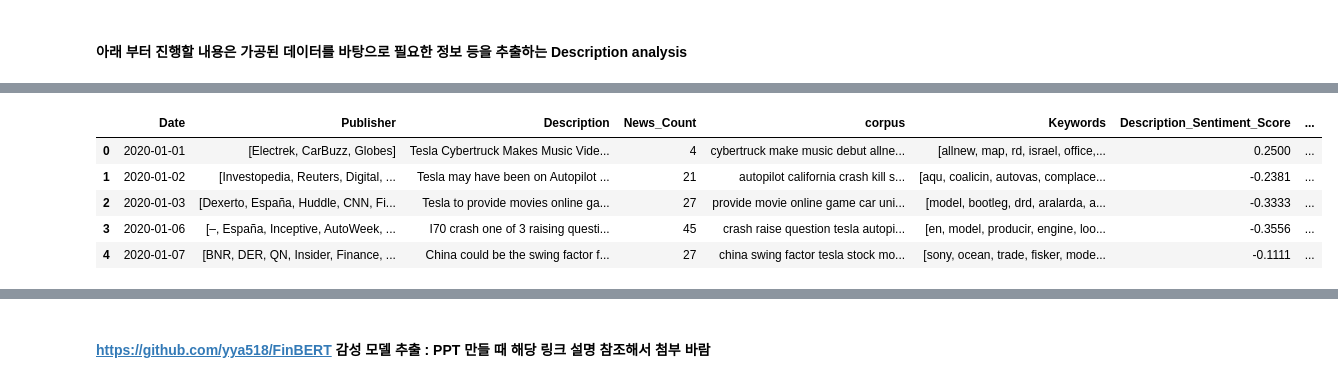
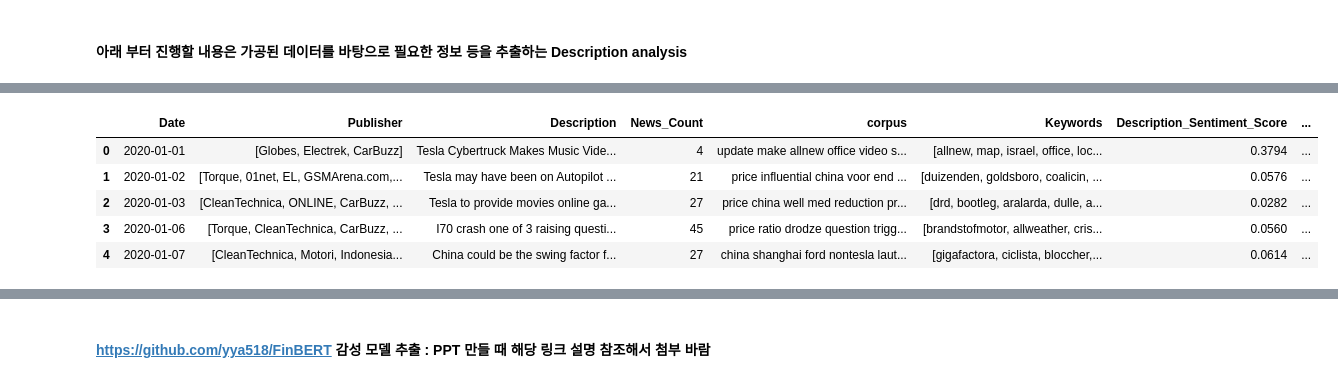
Before and after one commit to geun-hyoung/StockPredictionByTextMining, a Jupyter notebook: Phase 1 - Text_Analysis_TeslaNews.ipynb, the cells around one changed output, grey strips where cells are left out. Cells and saved outputs as stored; diff of their text form; code cells hidden in the pictures.

```diff
--- a/Phase 1 - Text_Analysis_TeslaNews.ipynb
+++ b/Phase 1 - Text_Analysis_TeslaNews.ipynb
@@ -259,12 +299,18 @@ def preprocess_sentence(sentence):
     tokens = [lemmatizer.lemmatize(word, pos='v') if word in verb_words else word for word in tokens]
     # adject_words의  단어를 형용사로 표제어 추출
     tokens = [lemmatizer.lemmatize(word, pos='a') if word in adject_words else word for word in tokens]
-
+    tokens = list(set(tokens))
+    tokens = [token for token in tokens if len(token)>2]
 
     return ' '.join(tokens)
 # %%
 tsla_df['corpus'] = tsla_df['Description'].apply(preprocess_sentence)
 # %%
+def list_to_set(x):
+    x = list(x)
+    return list(set(x))
+
+tsla_df['Publisher'] = tsla_df['Publisher'].apply(list_to_set)
 tsla_df.head()
 # %% [output]
 |  | Date | Publisher | Description | News_Count | corpus |
@@ -544,7 +590,7 @@ for i in range(len(df)):
     tfidf_scores = zip(feature_names, tfidf_matrix[i].toarray()[0])
     sorted_tfidf_scores = sorted(tfidf_scores,key=lambda x: x[1], reverse=True)
 
-    top_keywords_per_document.append([keyword for keyword,_ in sorted_tfidf_scores[:5]])
+    top_keywords_per_document.append([keyword for keyword,_ in sorted_tfidf_scores[:7]])
 
 all_keywords=[keyword for document in top_keywords_per_document for keyword in document]
 
@@ -593,16 +678,16 @@ plt.imshow(wordcloud.recolor(color_func=image_colors), interpolation="antialiase
 # DTM을 데이터프레임으로 변환
 temp_df = pd.DataFrame(tfidf_matrix.toarray(), columns=vectorizer.get_feature_names_out())
 
-# 각 행별로 TF-IDF 값이 높은 상위 5개의 단어를 선택
-top_5_words = temp_df.apply(lambda row: row.nlargest(7).index.tolist(), axis=1)
+# 각 행별로 TF-IDF 값이 높은 상위 7개의 단어를 선택
+top_7_words = temp_df.apply(lambda row: row.nlargest(7).index.tolist(), axis=1)
 
 # 결과를 데이터프레임으로 변환
-result_df = pd.DataFrame(top_5_words, columns=['Top_5_Words'])
+result_df = pd.DataFrame(top_7_words, columns=['Top_7_Words'])
 
 # 날짜, 키워드 데이터 생성
 temp_df = pd.DataFrame({
     'Date': tsla_df['Date'],
-    'Keywords' : result_df['Top_5_Words']
+    'Keywords' : result_df['Top_7_Words']
 })
 
 temp_df.head()
@@ -683,72 +770,58 @@ all_data.head()
 # %%
 # 감성 분석 함수
-def sentiment_analysis(sentence, sentiment_dict):
-    return sum(sentiment_dict[word] for word in sentence.split() if word in sentiment_dict)
+def sentiment_analysis(sentence, parms):
+    counts = len(sentence.split())
+
+    num, sentiment_dict = parms[0], parms[1]
+    if num == 2:
+        num = 0.4826
+
+    return sum(sentiment_dict[word] for word in sentence.split() if word in sentiment_dict)*num
 
 # 감성 단어 개수를 세는 함수
 def count_sentiment_words(sentences, sentiment_dict, count = 0):
     count += sum(1 for word in sentences.split() if word in sentiment_dict)
 
     return count
 
 pd.DataFrame.iteritems = pd.DataFrame.items
 
 for i, row in all_data.iterrows():
     date = row['Date']
     descriptions  = row['corpus']
 
     keywords = row['Keywords']
     keywords = " ".join(keywords)
 
     # 감성분석 점수 계산 (키워드의 감성 점수 합)
     keywords_sentiment_scores[date] = sum(sentiment_analysis(str(keywords), sentiment)
-                                          for sentiment in [positive_dict, negative_dict])
+                                          for sentiment in [[1, positive_dict], [2, negative_dict]])
 
-    # 감성분석 점수 계산 (감성 점수 합)
+    #감성분석 점수 계산 (감성 점수 합)
     description_sentiment_scores[date] = round(sum(sentiment_analysis(descriptions, sentiment)
-                                                   for sentiment in [positive_dict, negative_dict])/row['News_Count'], 4)
+                                                   for sentiment in [[1, positive_dict], [2, negative_dict]])/row['News_Count'], 4)
 
-    keywords_uncertainty_count[date] = count_sentiment_words(str(keywords), uncertainty_dict)
-    keywords_litigious_count[date] = count_sentiment_words(str(keywords), litigious_dict)
-    keywords_constraining_count[date] = count_sentiment_words(str(keywords), constraining_dict)
-    keywords_superfluous_count[date] = count_sentiment_words(str(keywords), superfluous_dict)
-    keywords_weakmodal_count[date] = count_sentiment_words(str(keywords), weakmodal_dict)
-    keywords_positive_count[date] = count_sentiment_words(str(keywords), positive_dict)
-    keywords_negative_count[date] = count_sentiment_words(str(keywords), negative_dict)
+    # keywords_positive_count[date] = count_sentiment_words(str(keywords), positive_dict)
+    # keywords_negative_count[date] = count_sentiment_words(str(keywords), negative_dict)
 
-    description_uncertainty_count[date] = count_sentiment_words(descriptions, uncertainty_dict)
-    description_litigious_count[date] = count_sentiment_words(descriptions, litigious_dict)
-    description_constraining_count[date] = count_sentiment_words(descriptions, constraining_dict)
-    description_superfluous_count[date] = count_sentiment_words(descriptions, superfluous_dict)
-    description_weakmodal_count[date] = count_sentiment_words(descriptions, weakmodal_dict)
-    description_positive_count[date] = count_sentiment_words(descriptions, positive_dict)
-    description_negative_count[date] = count_sentiment_words(descriptions, negative_dict)
+    # description_positive_count[date] = count_sentiment_words(descriptions, positive_dict)
+    # description_negative_count[date] = count_sentiment_words(descriptions, negative_dict)
 
 # 감성분석 점수와 키워드를 데이터프레임에 추가
 all_data['Description_Sentiment_Score'] = all_data['Date'].map(description_sentiment_scores)
 all_data['Keywords_Sentiment_Score'] = all_data['Date'].map(keywords_sentiment_scores)
 
-all_data['Keywords_Uncertainty_Count'] = all_data['Date'].map(keywords_uncertainty_count)
-all_data['Keywords_Litigious_Count'] = all_data['Date'].map(keywords_litigious_count)
-all_data['Keywords_Constraining_Count'] = all_data['Date'].map(keywords_constraining_count)
-all_data['Keywords_Superfluous_Count'] = all_data['Date'].map(keywords_superfluous_count)
-all_data['Keywords_WeakModal_Count'] = all_data['Date'].map(keywords_weakmodal_count)
-all_data['Keywords_Positive_Count'] = all_data['Date'].map(keywords_positive_count)
-all_data['Keywords_Negative_Count'] = all_data['Date'].map(keywords_negative_count)
+#all_data['Keywords_Positive_Count'] = all_data['Date'].map(keywords_positive_count)
+#all_data['Keywords_Negative_Count'] = all_data['Date'].map(keywords_negative_count)
 
-all_data['Description_Uncertainty_Count'] = all_data['Date'].map(description_uncertainty_count)
-all_data['Description_Litigious_Count'] = all_data['Date'].map(description_litigious_count)
-all_data['Description_Constraining_Count'] = all_data['Date'].map(description_constraining_count)
-all_data['Description_Superfluous_Count'] = all_data['Date'].map(description_superfluous_count)
-all_data['Description_WeakModal_Count'] = all_data['Date'].map(description_weakmodal_count)
-all_data['Description_Positive_Count'] = all_data['Date'].map(description_positive_count)
-all_data['Description_Negative_Count'] = all_data['Date'].map(description_negative_count)
+#all_data['Description_Positive_Count'] = all_data['Date'].map(description_positive_count)
+#all_data['Description_Negative_Count'] = all_data['Date'].map(description_negative_count)
 
 all_data.head()
 # %% [output]
 |  | Date | Publisher | Description | News_Count | corpus | Keywords | Description_Sentiment_Score | ... |
-| 0 | 2020-01-01 | [Electrek, CarBuzz, Globes] | Tesla Cybertruck Makes Music Vide... | 4 | cybertruck make music debut allne... | [allnew, map, rd, israel, office,... | 0.2500 | ... |
-| 1 | 2020-01-02 | [Investopedia, Reuters, Digital, ... | Tesla may have been on Autopilot ... | 21 | autopilot california crash kill s... | [aqu, coalicin, autovas, complace... | -0.2381 | ... |
-| 2 | 2020-01-03 | [Dexerto, España, Huddle, CNN, Fi... | Tesla to provide movies online ga... | 27 | provide movie online game car uni... | [model, bootleg, drd, aralarda, a... | -0.3333 | ... |
-| 3 | 2020-01-06 | [–, España, Inceptive, AutoWeek, ... | I70 crash one of 3 raising questi... | 45 | crash raise question tesla autopi... | [en, model, producir, engine, loo... | -0.3556 | ... |
-| 4 | 2020-01-07 | [BNR, DER, QN, Insider, Finance, ... | China could be the swing factor f... | 27 | china swing factor tesla stock mo... | [sony, ocean, trade, fisker, mode... | -0.1111 | ... |
+| 0 | 2020-01-01 | [Globes, Electrek, CarBuzz] | Tesla Cybertruck Makes Music Vide... | 4 | update make allnew office video s... | [allnew, map, israel, office, loc... | 0.3794 | ... |
+| 1 | 2020-01-02 | [Torque, 01net, EL, GSMArena.com,... | Tesla may have been on Autopilot ... | 21 | price influential china voor end ... | [duizenden, goldsboro, coalicin, ... | 0.0576 | ... |
+| 2 | 2020-01-03 | [CleanTechnica, ONLINE, CarBuzz, ... | Tesla to provide movies online ga... | 27 | price china well med reduction pr... | [drd, bootleg, aralarda, dulle, a... | 0.0282 | ... |
+| 3 | 2020-01-06 | [Torque, CleanTechnica, CarBuzz, ... | I70 crash one of 3 raising questi... | 45 | price ratio drodze question trigg... | [brandstofmotor, allweather, cris... | 0.0560 | ... |
+| 4 | 2020-01-07 | [CleanTechnica, Motori, Indonesia... | China could be the swing factor f... | 27 | china shanghai ford nontesla laut... | [gigafactora, ciclista, bloccher,... | 0.0614 | ... |
```
Also changed, not shown: parts of 70 cells of this notebook, 3 other files.
